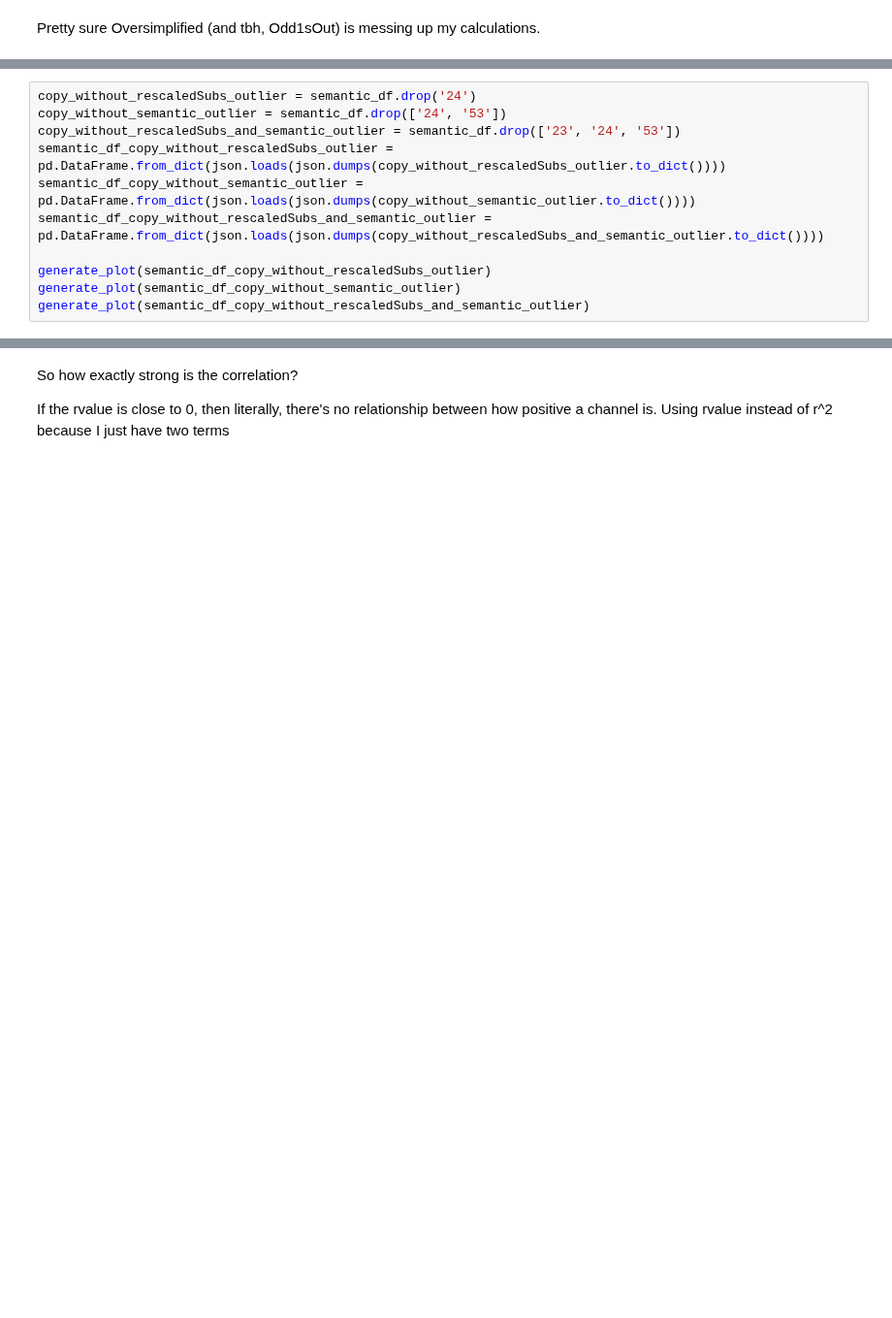
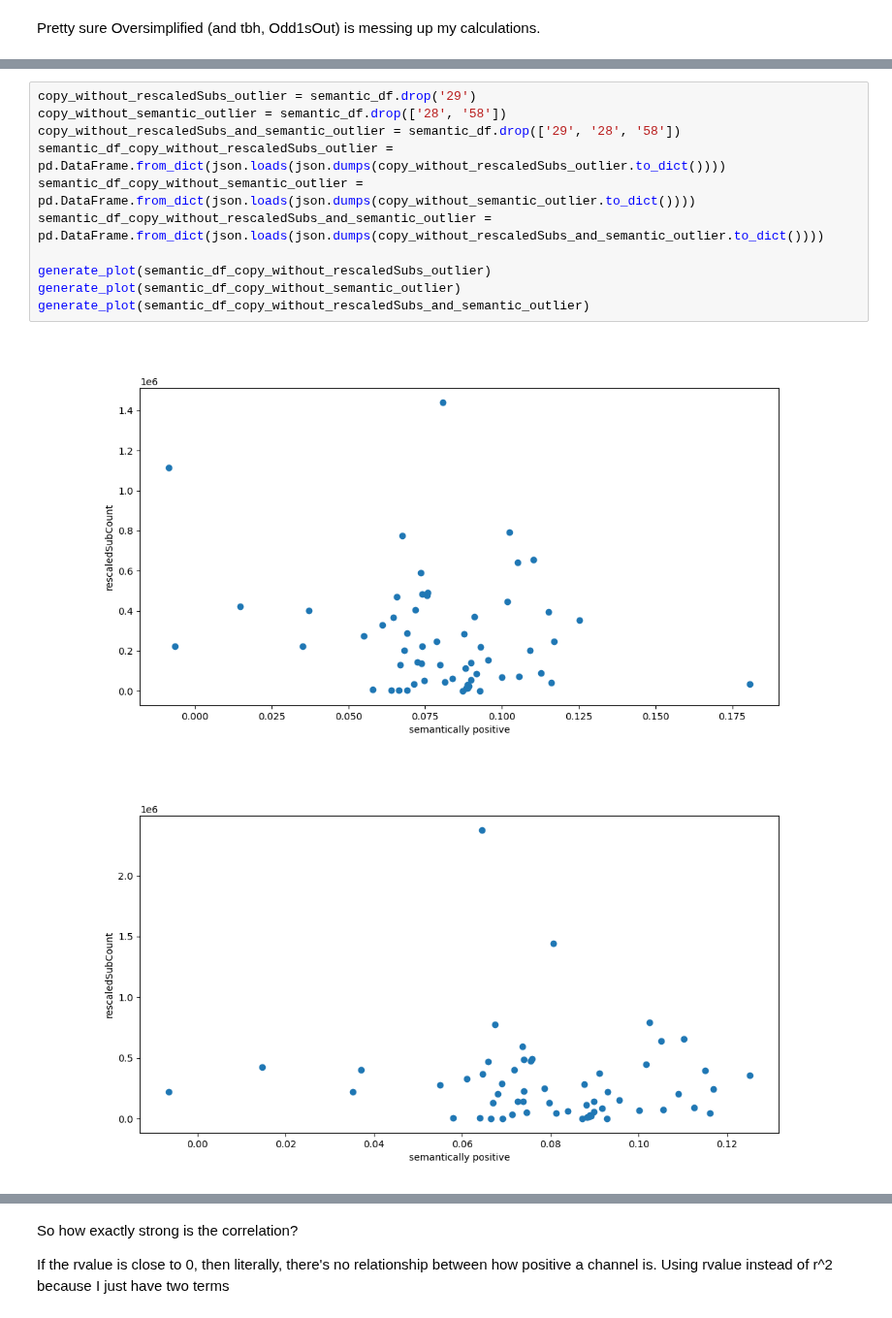
Before and after one commit to ojiwon-kenobi/youtuberChannels, a Jupyter notebook: semantic_analysis/semantic_analysis.ipynb, the cells around one changed output, grey strips where cells are left out. Shown at 97% size. Saved outputs shown, nothing was run; the diff lists cells and outputs as text; blank space fills up the shorter version.

Commit message:
semantic on five more

```diff
--- a/semantic_analysis/semantic_analysis.ipynb
+++ b/semantic_analysis/semantic_analysis.ipynb
@@ -580,11 +576,14 @@ semantic_scores outlier: [(23, -0.008489563758389364), (53, 0.18063620848708486)
 # %%
-copy_without_rescaledSubs_outlier = semantic_df.drop('24')
-copy_without_semantic_outlier = semantic_df.drop(['24', '53'])
-copy_without_rescaledSubs_and_semantic_outlier = semantic_df.drop(['23', '24', '53'])
+copy_without_rescaledSubs_outlier = semantic_df.drop('29')
+copy_without_semantic_outlier = semantic_df.drop(['28', '58'])
+copy_without_rescaledSubs_and_semantic_outlier = semantic_df.drop(['29', '28', '58'])
 semantic_df_copy_without_rescaledSubs_outlier = pd.DataFrame.from_dict(json.loads(json.dumps(copy_without_rescaledSubs_outlier.to_dict())))
 semantic_df_copy_without_semantic_outlier = pd.DataFrame.from_dict(json.loads(json.dumps(copy_without_semantic_outlier.to_dict())))
 semantic_df_copy_without_rescaledSubs_and_semantic_outlier = pd.DataFrame.from_dict(json.loads(json.dumps(copy_without_rescaledSubs_and_semantic_outlier.to_dict())))
 
 generate_plot(semantic_df_copy_without_rescaledSubs_outlier)
 generate_plot(semantic_df_copy_without_semantic_outlier)
 generate_plot(semantic_df_copy_without_rescaledSubs_and_semantic_outlier)
+# %% [output]
+[figure, added]
+[figure, added]
```
Also changed, not shown: parts of 20 cells of this notebook, 6 other files.
